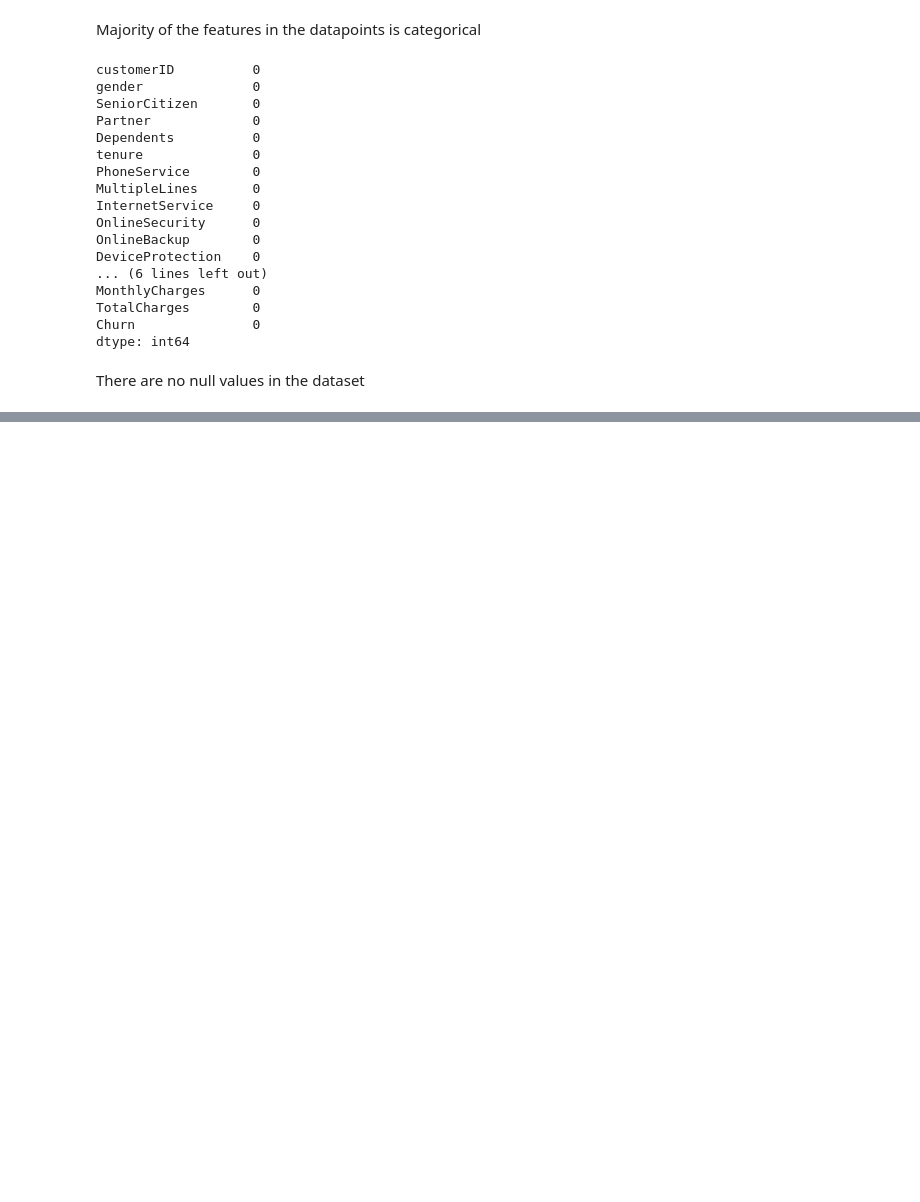
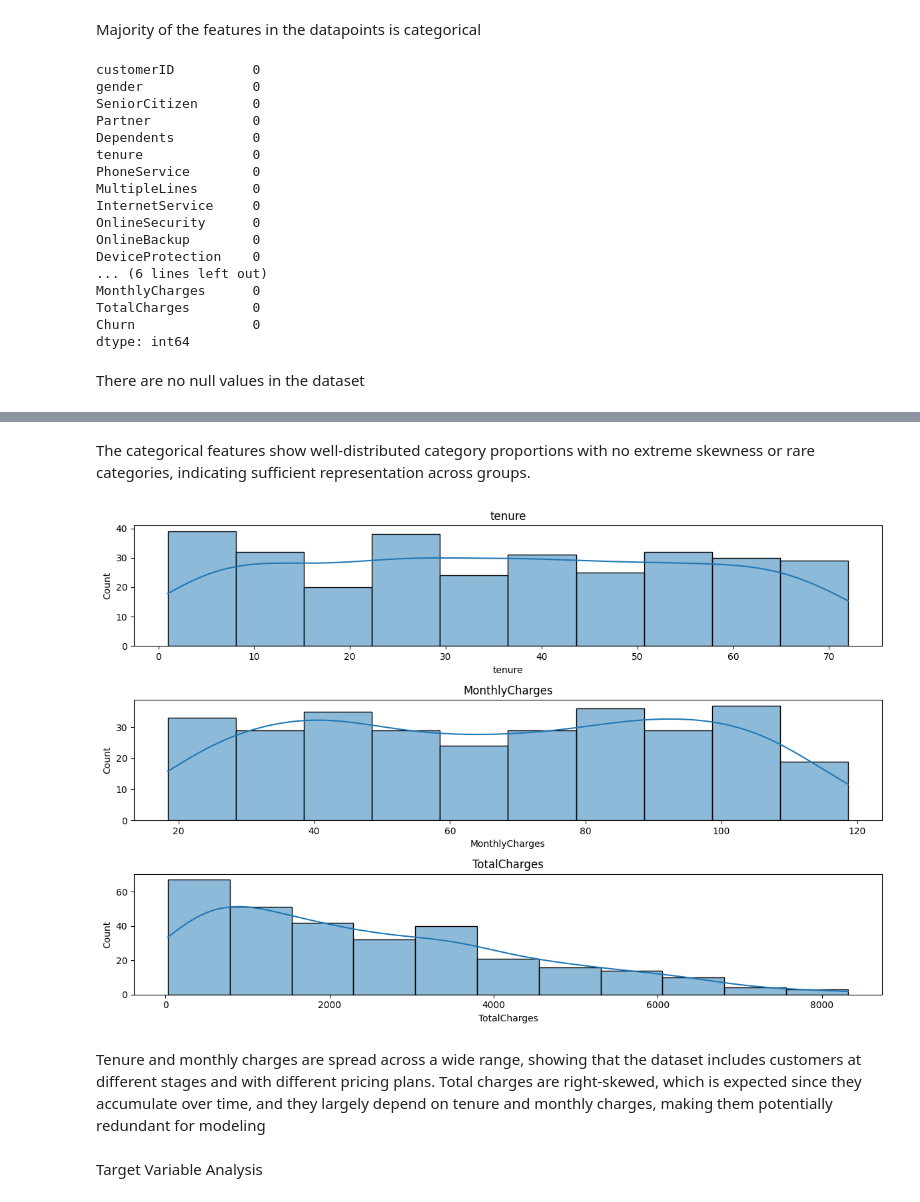
Before and after one commit to bharathkrishna711-lab/customer-churn-prediction, a Jupyter notebook: notebooks/01_eda.ipynb, the cells around one changed output, grey strips where cells are left out. Saved outputs shown, nothing was run; the diff lists cells and outputs as text; code cells hidden in the pictures; blank space fills up the shorter version.

Commit message:
Enhance EDA with churn insights and visualizations

```diff
--- a/notebooks/01_eda.ipynb
+++ b/notebooks/01_eda.ipynb
@@ -182,0 +84,4 @@ Name: MonthlyCharges, Length: 300, dtype: float64
+# %%
+cat_cols=[col for col in df.select_dtypes(include="object").columns if col !='customerID']
+for col in cat_cols:
+    print(df[col].value_counts(normalize=True))
@@ -182,0 +106,17 @@ Name: MonthlyCharges, Length: 300, dtype: float64
+# %% [markdown]
+The categorical features show well-distributed category proportions with no extreme skewness or rare categories, indicating sufficient representation across groups.
+# %%
+num_cols=[col for col in df.select_dtypes(include=['int','float']) if col!='SeniorCitizen']
+fig,axes=plt.subplots(3,1,figsize=(12,8))
+for ax,col in zip(axes.flatten(),num_cols):
+    sns.histplot(df[col],ax=ax,kde=True)
+    ax.set_title(col)
+
+plt.tight_layout()
+plt.show()
+# %% [output]
+[figure, added]
+# %% [markdown]
+Tenure and monthly charges are spread across a wide range, showing that the dataset includes customers at different stages and with different pricing plans. Total charges are right-skewed, which is expected since they accumulate over time, and they largely depend on tenure and monthly charges, making them potentially redundant for modeling
+# %% [markdown]
+Target Variable Analysis
```
Also changed, not shown: parts of 38 cells of this notebook.
